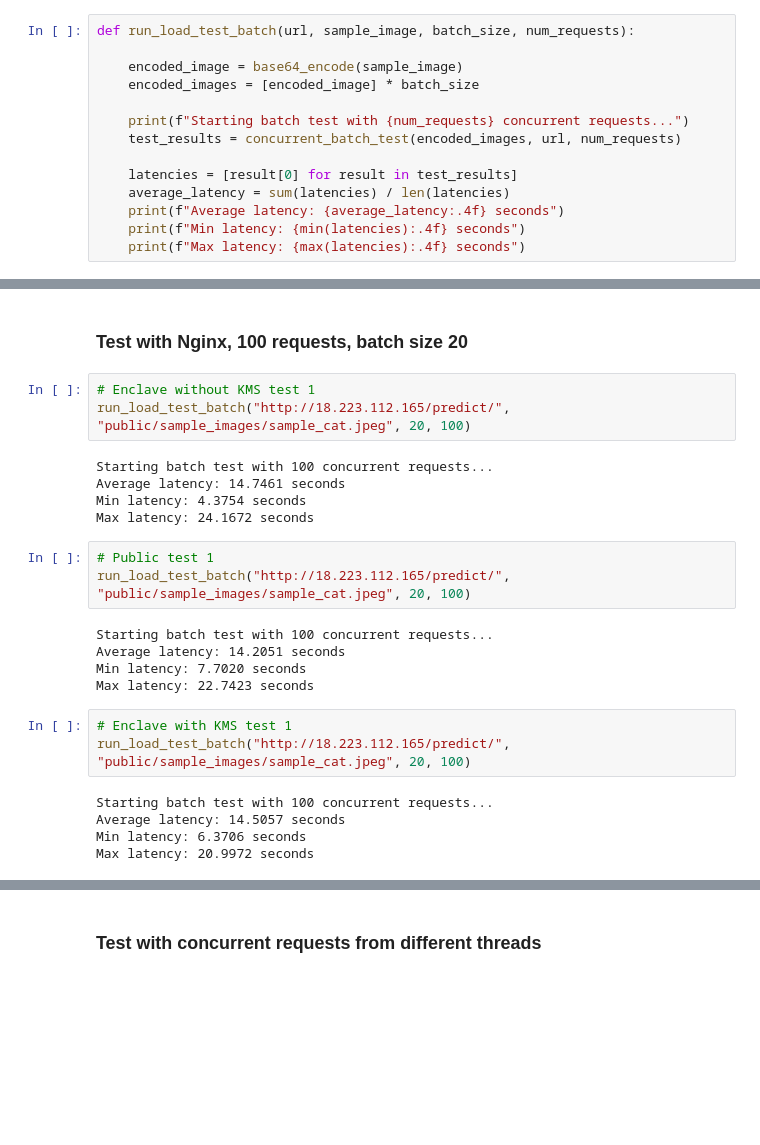
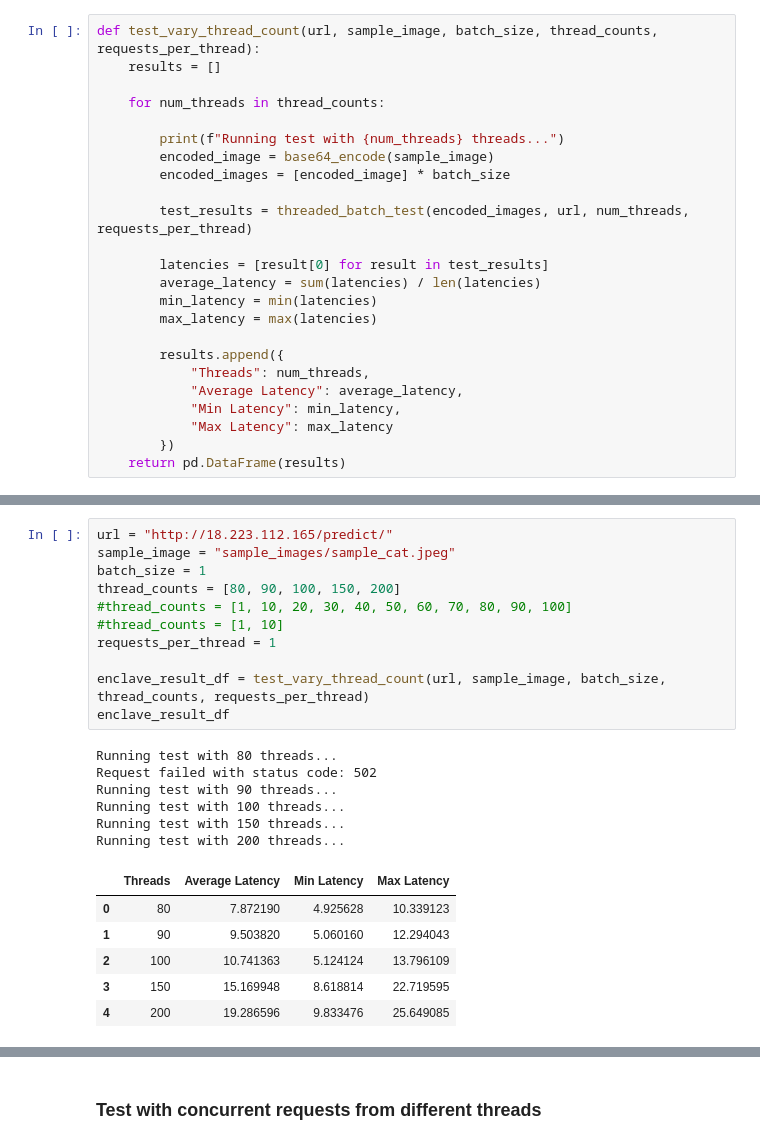
Before and after one commit to hpiercehoffman/secure-serving, a Jupyter notebook: image_classification/load_testing.ipynb, the cells around one changed output, grey strips where cells are left out. Drawn from its saved outputs; the diff is of its cells as text; blank space fills up the shorter version.

```diff
--- a/image_classification/load_testing.ipynb
+++ b/image_classification/load_testing.ipynb
@@ -91,14 +49,24 @@ Max latency: 8.4781 seconds
 # %%
-def run_load_test_batch(url, sample_image, batch_size, num_requests):
+def test_vary_thread_count(url, sample_image, batch_size, thread_counts, requests_per_thread):
+    results = []
 
-    encoded_image = base64_encode(sample_image)
-    encoded_images = [encoded_image] * batch_size
+    for num_threads in thread_counts:
 
-    print(f"Starting batch test with {num_requests} concurrent requests...")
-    test_results = concurrent_batch_test(encoded_images, url, num_requests)
+        print(f"Running test with {num_threads} threads...")
+        encoded_image = base64_encode(sample_image)
+        encoded_images = [encoded_image] * batch_size
 
-    latencies = [result[0] for result in test_results]
-    average_latency = sum(latencies) / len(latencies)
-    print(f"Average latency: {average_latency:.4f} seconds")
-    print(f"Min latency: {min(latencies):.4f} seconds")
-    print(f"Max latency: {max(latencies):.4f} seconds")
+        test_results = threaded_batch_test(encoded_images, url, num_threads, requests_per_thread)
+
+        latencies = [result[0] for result in test_results]
+        average_latency = sum(latencies) / len(latencies)
+        min_latency = min(latencies)
+        max_latency = max(latencies)
+
+        results.append({
+            "Threads": num_threads,
+            "Average Latency": average_latency,
+            "Min Latency": min_latency,
+            "Max Latency": max_latency
+        })
+    return pd.DataFrame(results)
@@ -199,26 +73,24 @@ Max latency: 25.9433 seconds
-# %% [markdown]
-### Test with Nginx, 100 requests, batch size 20 ###
-# %%
-# Enclave without KMS test 1
-run_load_test_batch("http://18.223.112.165/predict/", "public/sample_images/sample_cat.jpeg", 20, 100)
-# %% [output]
-Starting batch test with 100 concurrent requests...
-Average latency: 14.7461 seconds
-Min latency: 4.3754 seconds
-Max latency: 24.1672 seconds
-# %%
-# Public test 1
-run_load_test_batch("http://18.223.112.165/predict/", "public/sample_images/sample_cat.jpeg", 20, 100)
-# %% [output]
-Starting batch test with 100 concurrent requests...
-Average latency: 14.2051 seconds
-Min latency: 7.7020 seconds
-Max latency: 22.7423 seconds
-# %%
-# Enclave with KMS test 1
-run_load_test_batch("http://18.223.112.165/predict/", "public/sample_images/sample_cat.jpeg", 20, 100)
-# %% [output]
-Starting batch test with 100 concurrent requests...
-Average latency: 14.5057 seconds
-Min latency: 6.3706 seconds
-Max latency: 20.9972 seconds
+# %%
+url = "http://18.223.112.165/predict/"
+sample_image = "sample_images/sample_cat.jpeg"
+batch_size = 1
+thread_counts = [80, 90, 100, 150, 200]
+#thread_counts = [1, 10, 20, 30, 40, 50, 60, 70, 80, 90, 100]
+#thread_counts = [1, 10]
+requests_per_thread = 1
+
+enclave_result_df = test_vary_thread_count(url, sample_image, batch_size, thread_counts, requests_per_thread)
+enclave_result_df
+# %% [output]
+Running test with 80 threads...
+Request failed with status code: 502
+Running test with 90 threads...
+Running test with 100 threads...
+Running test with 150 threads...
+Running test with 200 threads...
+|  | Threads | Average Latency | Min Latency | Max Latency |
+| 0 | 80 | 7.872190 | 4.925628 | 10.339123 |
+| 1 | 90 | 9.503820 | 5.060160 | 12.294043 |
+| 2 | 100 | 10.741363 | 5.124124 | 13.796109 |
+| 3 | 150 | 15.169948 | 8.618814 | 22.719595 |
+| 4 | 200 | 19.286596 | 9.833476 | 25.649085 |
```
Also changed, not shown: parts of 30 cells of this notebook, 10 other files.
